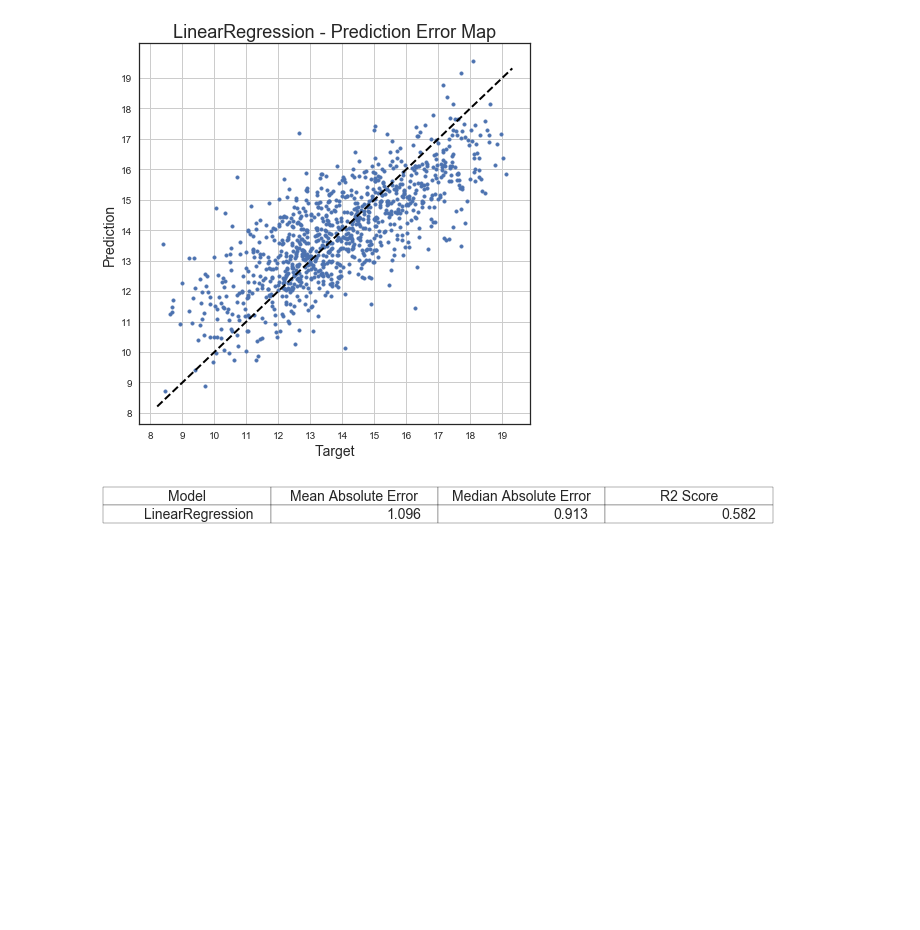
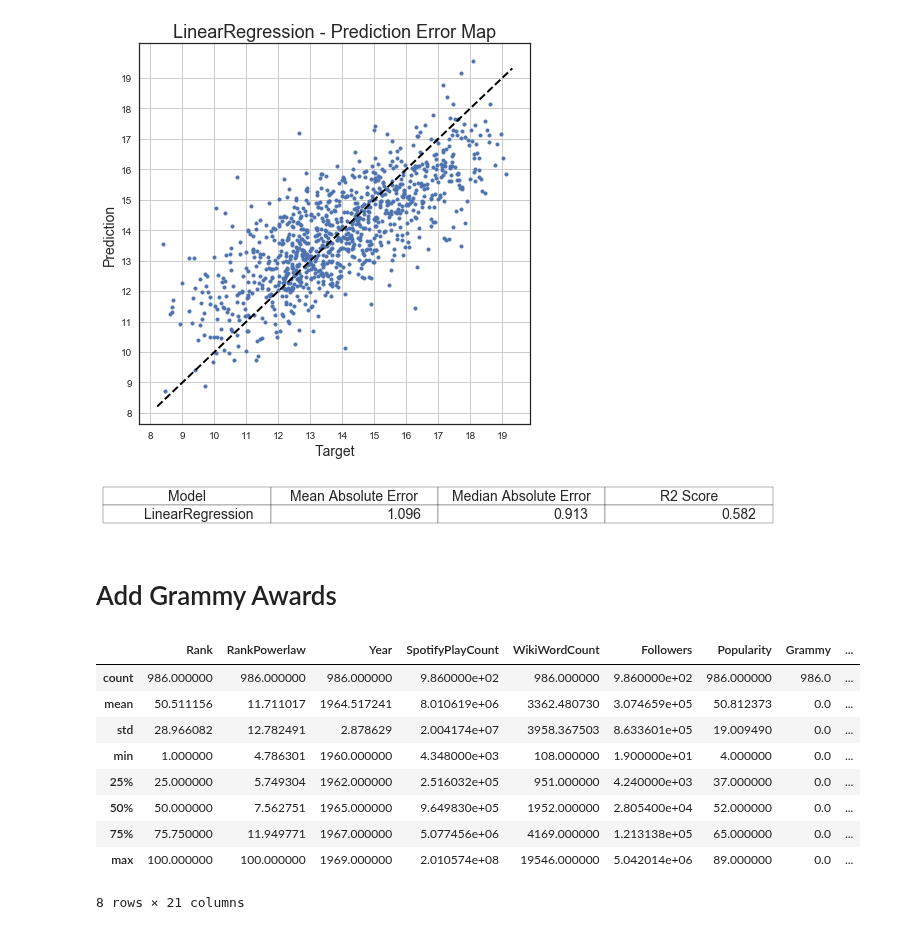
Before and after one commit to caitaozhan/CSE519-Homework-Project, a Jupyter notebook: TheProject/src/music_Caitao_final.ipynb, the cells around one changed output. Cells and saved outputs as stored; diff of their text form; code cells hidden in the pictures; blank space fills up the shorter version.

```diff
--- a/TheProject/src/music_Caitao_final.ipynb
+++ b/TheProject/src/music_Caitao_final.ipynb
@@ -387,3 +401,5 @@ This is the plots/reports of LinearRegression
 [figure]
 [figure]
 [figure]
+# %% [markdown]
+# Add Grammy Awards
@@ -389,0 +408,15 @@ This is the plots/reports of LinearRegression
+# %%
+df_musicf2 = pd.read_csv('../music_data/dataset-12-5.csv')
+# %%
+df_musicf2.describe()
+# %% [output]
+|  | Rank | RankPowerlaw | Year | SpotifyPlayCount | WikiWordCount | Followers | Popularity | Grammy | ... |
+| count | 986.000000 | 986.000000 | 986.000000 | 9.860000e+02 | 986.000000 | 9.860000e+02 | 986.000000 | 986.0 | ... |
+| mean | 50.511156 | 11.711017 | 1964.517241 | 8.010619e+06 | 3362.480730 | 3.074659e+05 | 50.812373 | 0.0 | ... |
+| std | 28.966082 | 12.782491 | 2.878629 | 2.004174e+07 | 3958.367503 | 8.633601e+05 | 19.009490 | 0.0 | ... |
+| min | 1.000000 | 4.786301 | 1960.000000 | 4.348000e+03 | 108.000000 | 1.900000e+01 | 4.000000 | 0.0 | ... |
+| 25% | 25.000000 | 5.749304 | 1962.000000 | 2.516032e+05 | 951.000000 | 4.240000e+03 | 37.000000 | 0.0 | ... |
+| 50% | 50.000000 | 7.562751 | 1965.000000 | 9.649830e+05 | 1952.000000 | 2.805400e+04 | 52.000000 | 0.0 | ... |
+| 75% | 75.750000 | 11.949771 | 1967.000000 | 5.077456e+06 | 4169.000000 | 1.213138e+05 | 65.000000 | 0.0 | ... |
+| max | 100.000000 | 100.000000 | 1969.000000 | 2.010574e+08 | 19546.000000 | 5.042014e+06 | 89.000000 | 0.0 | ... |
+8 rows × 21 columns
```
Also changed, not shown: parts of 23 cells of this notebook, 13 other files.
